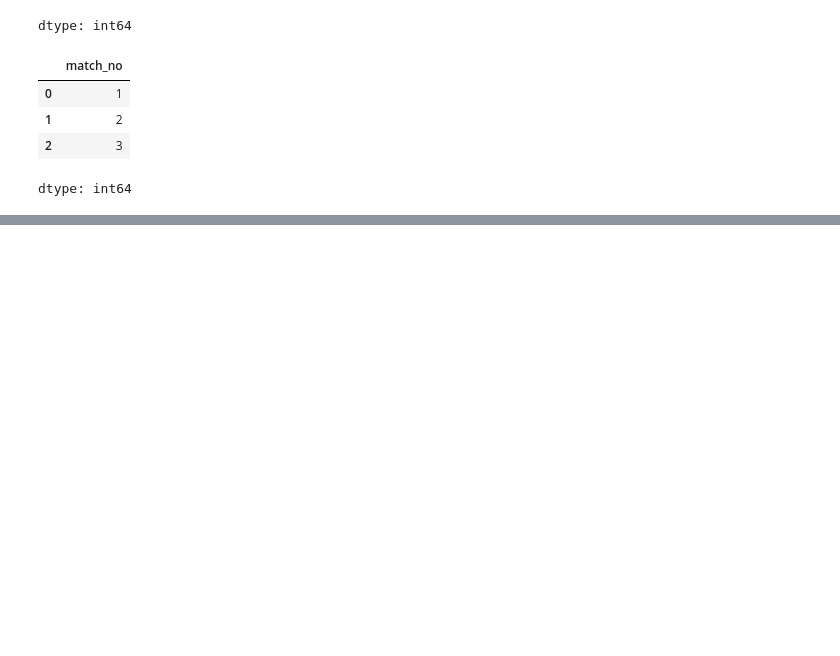
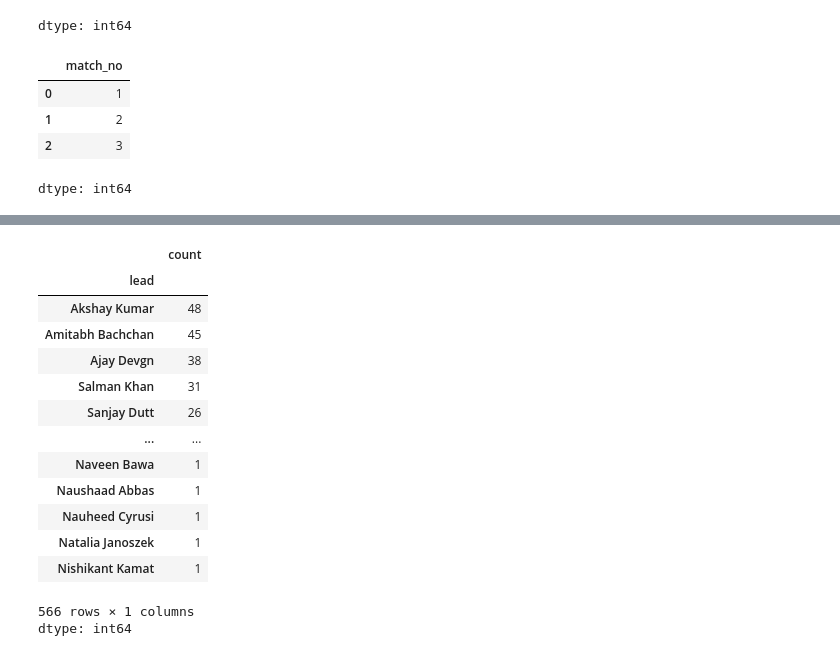
Before and after one commit to Swapn2/Data-Science-Learnings, a Jupyter notebook: panda_series.ipynb, the cells around one changed output, grey strips where cells are left out. Saved outputs shown, nothing was run; the diff lists cells and outputs as text; code cells hidden in the pictures; blank space fills up the shorter version.

```diff
--- a/panda_series.ipynb
+++ b/panda_series.ipynb
@@ -228,0 +240,18 @@ dtype: int64
+# %%
+bollywood.value_counts()
+# %% [output]
+|  | count |
+| lead |  |
+| Akshay Kumar | 48 |
+| Amitabh Bachchan | 45 |
+| Ajay Devgn | 38 |
+| Salman Khan | 31 |
+| Sanjay Dutt | 26 |
+| ... | ... |
+| Naveen Bawa | 1 |
+| Naushaad Abbas | 1 |
+| Nauheed Cyrusi | 1 |
+| Natalia Janoszek | 1 |
+| Nishikant Kamat | 1 |
+566 rows × 1 columns
+dtype: int64
```
Also changed, not shown: parts of 16 cells of this notebook.
